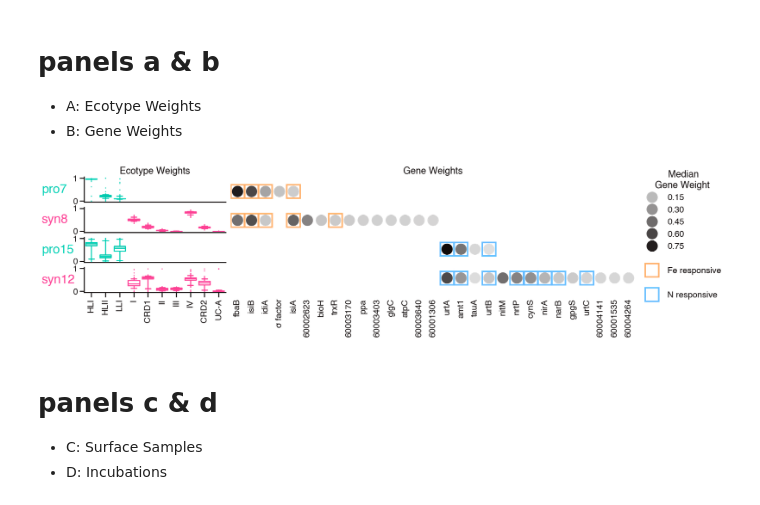
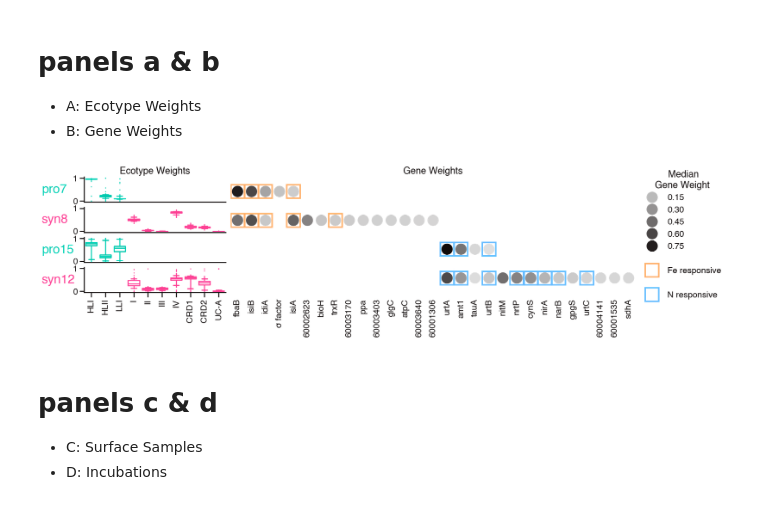
Before and after one commit to blasks/barnacle-manuscript, a Jupyter notebook: analyses/7-interpretation/2-fe-n-clusters.ipynb, the cells around one changed output. Saved outputs shown, nothing was run; the diff lists cells and outputs as text; code cells hidden in the pictures.

Commit message:
figure tweaks updating clade order and f1 score

```diff
--- a/analyses/7-interpretation/2-fe-n-clusters.ipynb
+++ b/analyses/7-interpretation/2-fe-n-clusters.ipynb
@@ -289,11 +289,18 @@ n_cluster_df
 # %%
 # read in gene annotations
 
-gene_names_df = pd.read_excel(
-    datapath / '7-interpretation/fe-n-cluster-annotations.xlsx',
-    sheet_name='Fe-N-CyCOGs',
-    usecols=['Ortholog', 'Gene Name', 'Protein Name', 'Expression Response']
-).rename(columns={'Gene Name': 'GeneLabel', 'Protein Name': 'ProteinLabel', 'Expression Response': 'ExpressionResponse'})
+gene_names_df = pd.concat([
+    pd.read_excel(
+        datapath / 'Table-4-Fe-N-Clusters.xlsx',
+        sheet_name='N Clusters',
+        usecols=['CyCOG', 'Gene Name', 'Expression Response']
+    ),
+    pd.read_excel(
+        datapath / 'Table-4-Fe-N-Clusters.xlsx',
+        sheet_name='Fe Clusters',
+        usecols=['CyCOG', 'Gene Name', 'Expression Response']
+    )
+]).rename(columns={'Gene Name': 'GeneLabel', 'Expression Response': 'ExpressionResponse'}).drop_duplicates().reset_index(drop=True)
 
 gene_names_df
 # %% [output]
@@ -542,8 +549,8 @@ median_gene_df
 # %%
 # set gene labels to be displayed in plot
 
-median_gene_df['GeneLabel'] = median_gene_df.Ortholog.map(gene_names_df.set_index('Ortholog')['GeneLabel'])
-median_gene_df['ExpressionResponse'] = median_gene_df.Ortholog.map(gene_names_df.set_index('Ortholog')['ExpressionResponse'])
+median_gene_df['GeneLabel'] = median_gene_df.Ortholog.map(gene_names_df.set_index('CyCOG')['GeneLabel'])
+median_gene_df['ExpressionResponse'] = median_gene_df.Ortholog.map(gene_names_df.set_index('CyCOG')['ExpressionResponse'])
 # fill in unannotated genes with CyCOG label
 median_gene_df.loc[median_gene_df.GeneLabel.isna(), 'GeneLabel'] = median_gene_df.loc[median_gene_df.GeneLabel.isna(), 'Ortholog']
 # pull out top genes
@@ -592,7 +599,7 @@ grid = plt.GridSpec(rows, cols, wspace=.2, hspace=.2)
 # labels and colors
 clusters = [f"pro{fe_clusters['pro']}", f"syn{fe_clusters['syn']}", f"pro{n_clusters['pro']}", f"syn{n_clusters['syn']}"]
 genus_palette = dict(zip(['Prochlorococcus', 'Synechococcus'], [sns.color_palette()[i] for i in [2, 3]]))
-clade_order = ['HLI', 'HLII', 'LLI', 'I', 'CRD1', 'II', 'III', 'IV', 'CRD2', 'UC-A']
+clade_order = ['HLI', 'HLII', 'LLI', 'I', 'II', 'III', 'IV', 'CRD1', 'CRD2', 'UC-A']
 
 # plot taxon weights
 for i, cid in enumerate(clusters):
@@ -614,34 +621,34 @@ for i, cid in enumerate(clusters):
 
 # plot gene weights
 axis = plt.subplot(grid[:4, 6:])
 axis.spines[['left', 'bottom']].set_visible(False)
 plot_df = median_gene_df[median_gene_df['Ortholog'].isin(top_genes)].sort_values(
     ['ClusterGroup', 'Cluster', 'GeneWeight'], ascending=[True, True, False]).reset_index(drop=True)
 n_genes = plot_df.GeneLabel.nunique()
 with pd.option_context('mode.chained_assignment', None):
     plot_df['x'] = plot_df.GeneLabel.map(dict(zip(plot_df.GeneLabel.unique(), np.arange(n_genes))))
     plot_df['y'] = plot_df.Cluster.map(dict(zip(clusters, reversed(np.arange(len(clusters))))))
 sns.scatterplot(x='x', y='y', hue='GeneWeight',
     # size='% Bootstraps',
     # sizes=(50, 500),
     s=400, edgecolor=None, palette=bi_cmap, data=plot_df, legend=True, ax=axis
 );
 # plot marker gene status
 axis.plot('x', 'y', '.', data=plot_df, markerfacecolor='w', markeredgecolor='none', zorder=0, label=' ')
 axis.plot('x', 'y', 'ks', data=plot_df[plot_df['ExpressionResponse'] == 'Fe responsive'], markeredgewidth=3,
           markerfacecolor='none', ms=26, markeredgecolor=sns.color_palette()[1], label='Fe responsive')
 axis.plot('x', 'y', '.', data=plot_df, markerfacecolor='w', markeredgecolor='none', zorder=0, label='  ')
 axis.plot('x', 'y', 'ks', data=plot_df[plot_df['ExpressionResponse'] == 'N responsive'], markeredgewidth=3,
           markerfacecolor='none', ms=26, markeredgecolor=sns.color_palette()[7], label='N responsive')
 
 axis.set(title='Gene Weights', xlabel=None, ylabel=None, xlim=(-0.5, n_genes-0.5), ylim=(-0.5, 3.5))
 axis.set_xticks(np.arange(n_genes), plot_df.GeneLabel.unique(), rotation=90)
 axis.tick_params(left=False, labelleft=False, bottom=False)
 axis.legend(title='     Median\nGene Weight', loc='center left', bbox_to_anchor=(1, 0.5))
 
 plt.show()
 # %% [output]
-[figure, old version]
+[figure, new version]
 # %% [markdown]
 # panels c & d
 
```
Also changed, not shown: parts of 7 cells of this notebook, 3 other files.
